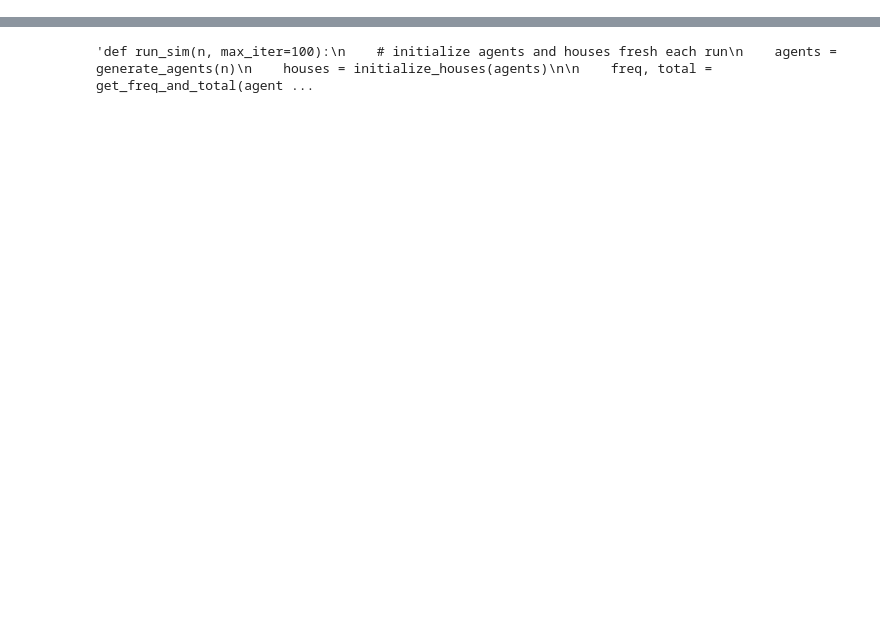
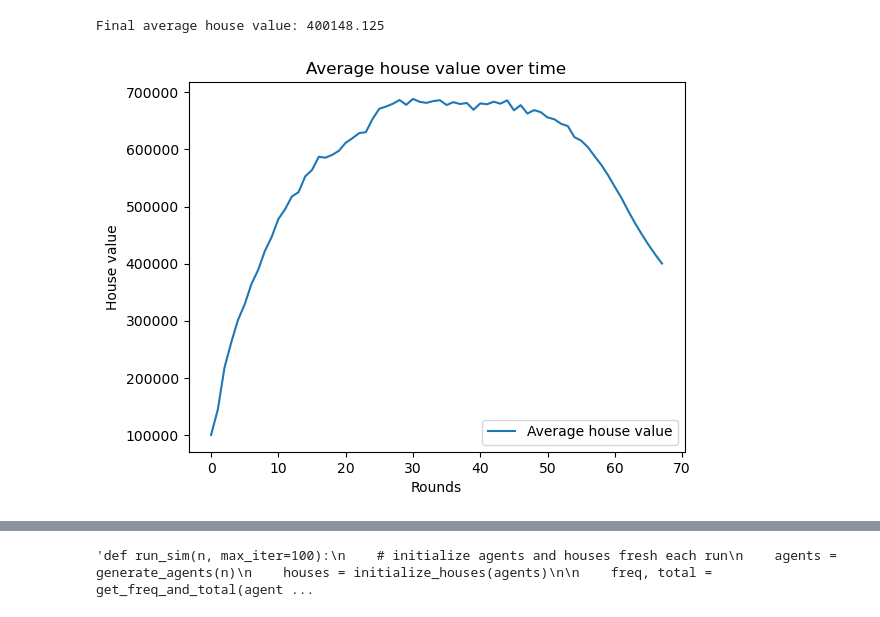
Before and after one commit to danielthomas-econ/schelling_income_model, a Jupyter notebook: plots.ipynb, the cells around one changed output, grey strips where cells are left out. Saved outputs shown, nothing was run; the diff lists cells and outputs as text; code cells hidden in the pictures; blank space fills up the shorter version.

Commit message:
added stats calculation and moved the sim logic to sim.py

```diff
--- a/plots.ipynb
+++ b/plots.ipynb
@@ -160,0 +72,12 @@ Happy agents: 2851
+# %%
+index = np.arange(0, last_round+1)
+print(f"Final average house value: {stats["avg_value"][last_round]:.3f}")
+plt.plot(index, stats["avg_value"][:last_round+1], label = "Average house value")
+plt.legend()
+plt.title("Average house value over time")
+plt.xlabel("Rounds")
+plt.ylabel("House value")
+plt.show()
+# %% [output]
+Final average house value: 400148.125
+[figure, added]
```
Also changed, not shown: parts of 24 cells of this notebook, 9 other files.
